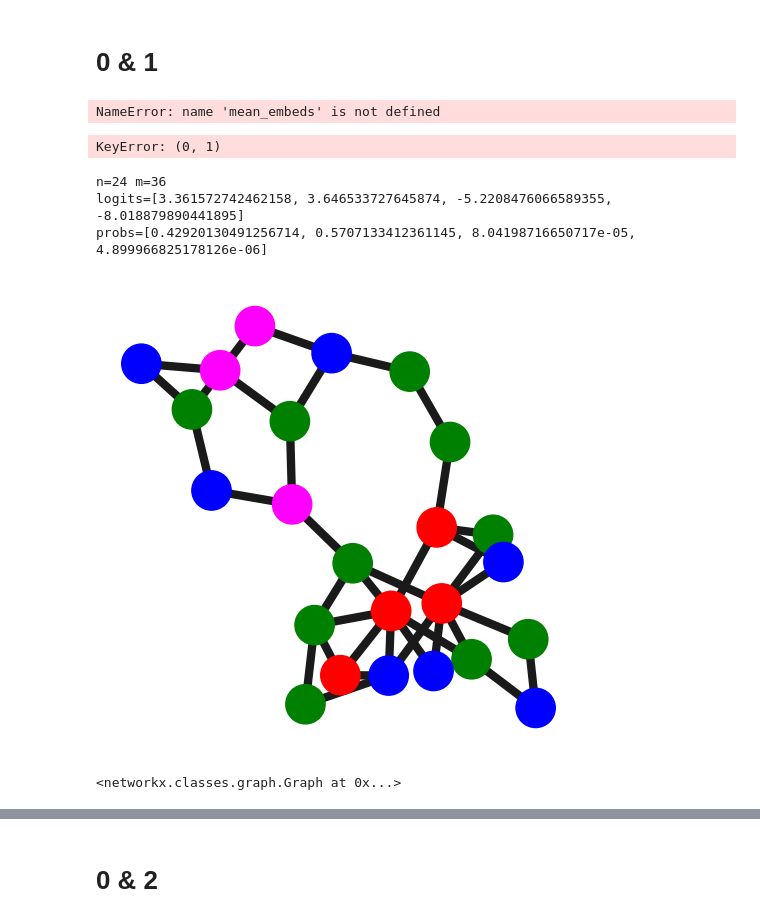
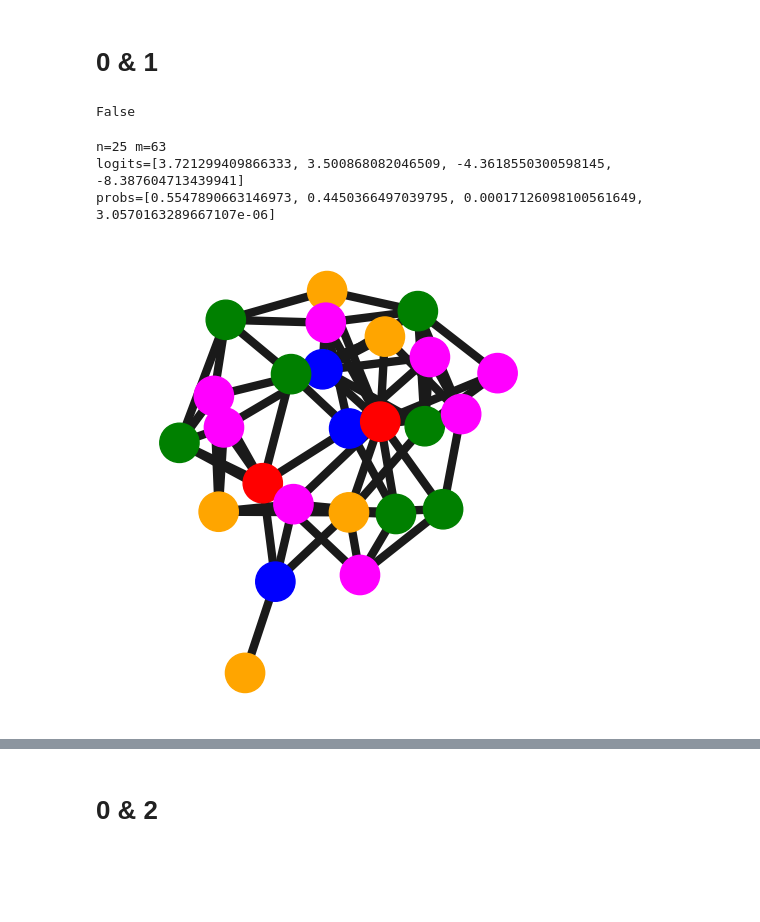
Before and after one commit to Benjaminbva/FACT_AI_2025, a Jupyter notebook: GNNBoundary/gnnboundary_motif.ipynb, the cells around one changed output, grey strips where cells are left out. Saved outputs shown, nothing was run; the diff lists cells and outputs as text; code cells hidden in the pictures; blank space fills up the shorter version.

```diff
--- a/GNNBoundary/gnnboundary_motif.ipynb
+++ b/GNNBoundary/gnnboundary_motif.ipynb
@@ -53,8 +71,10 @@ sampler = {}
 # %% [markdown]
 # 0 & 1
 # %%
+from lib.trainer import TrainerGPU
+
 cls_1, cls_2 = 0, 1
-trainer[cls_1, cls_2] = Trainer(
+trainer[cls_1, cls_2] = TrainerGPU(
     sampler=(s := GraphSampler(
         max_nodes=25,
         temperature=0.2,
@@ -82,8 +102,6 @@ trainer[cls_1, cls_2] = Trainer(
     dataset=dataset,
     budget_penalty=BudgetPenalty(budget=10, order=2, beta=1),
 )
-# %% [output]
-NameError: name 'mean_embeds' is not defined
 # %%
 cls_1, cls_2 = 0, 1
 trainer[cls_1, cls_2].train(
@@ -96,12 +114,11 @@ trainer[cls_1, cls_2].train(
     k_samples=16
 )
 # %% [output]
-KeyError: (0, 1)
+False
 # %%
-trainer[0, 1].evaluate(threshold=0.5, show=True)
+a, b = trainer[0, 1].evaluate(threshold=0.5, show=True, return_probs=True)
 # %% [output]
-n=24 m=36
-logits=[3.361572742462158, 3.646533727645874, -5.2208476066589355, -8.018879890441895]
-probs=[0.42920130491256714, 0.5707133412361145, 8.04198716650717e-05, 4.899966825178126e-06]
+n=25 m=63
+logits=[3.721299409866333, 3.500868082046509, -4.3618550300598145, -8.387604713439941]
+probs=[0.5547890663146973, 0.4450366497039795, 0.00017126098100561649, 3.0570163289667107e-06]
-[figure, old version]
+[figure, new version]
-<networkx.classes.graph.Graph at 0x...>
```
Also changed, not shown: parts of 4 cells of this notebook, 6 other files.
